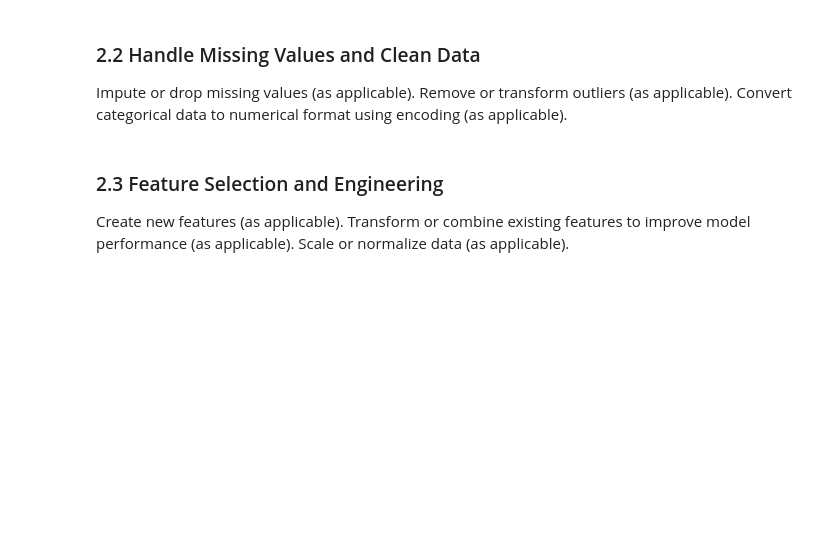
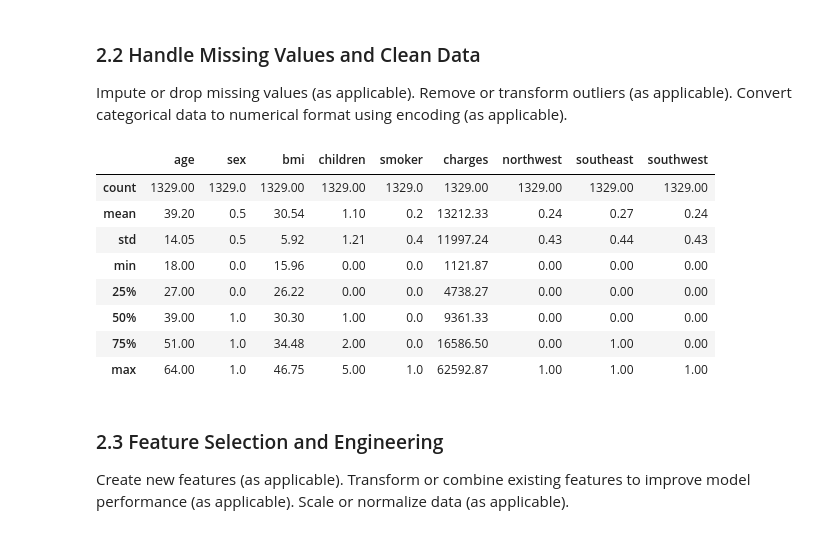
Before and after one commit to JfromNWMS/ml_regression_jordan, a Jupyter notebook: regression_jordan.ipynb, the cells around one changed output. Drawn from its saved outputs; the diff is of its cells as text; code cells hidden in the pictures; blank space fills up the shorter version.

```diff
--- a/regression_jordan.ipynb
+++ b/regression_jordan.ipynb
@@ -199,6 +212,27 @@ plt.show()
 Impute or drop missing values (as applicable).
 Remove or transform outliers (as applicable).
 Convert categorical data to numerical format using encoding (as applicable).
+# %%
+bmi_fences = tukey_fences(insurance_df["bmi"])
+bmi_outliers = (insurance_df["bmi"] < bmi_fences.inner_lower) | (insurance_df["bmi"] > bmi_fences.inner_upper)
+cleaned_df = insurance_df.drop(insurance_df[bmi_outliers].index)
+
+cleaned_df["smoker"] = cleaned_df["smoker"].map({"yes": 1, "no": 0})
+cleaned_df["sex"] = cleaned_df["sex"].map({"male": 1, "female": 0})
+
+region_dummies = pd.get_dummies(cleaned_df["region"], dtype=int, drop_first=True)
+cleaned_df = pd.concat([cleaned_df, region_dummies], axis=1)
+cleaned_df.drop("region", axis=1, inplace=True)
+# %% [output]
+|  | age | sex | bmi | children | smoker | charges | northwest | southeast | southwest |
+| count | 1329.00 | 1329.0 | 1329.00 | 1329.00 | 1329.0 | 1329.00 | 1329.00 | 1329.00 | 1329.00 |
+| mean | 39.20 | 0.5 | 30.54 | 1.10 | 0.2 | 13212.33 | 0.24 | 0.27 | 0.24 |
+| std | 14.05 | 0.5 | 5.92 | 1.21 | 0.4 | 11997.24 | 0.43 | 0.44 | 0.43 |
+| min | 18.00 | 0.0 | 15.96 | 0.00 | 0.0 | 1121.87 | 0.00 | 0.00 | 0.00 |
+| 25% | 27.00 | 0.0 | 26.22 | 0.00 | 0.0 | 4738.27 | 0.00 | 0.00 | 0.00 |
+| 50% | 39.00 | 1.0 | 30.30 | 1.00 | 0.0 | 9361.33 | 0.00 | 0.00 | 0.00 |
+| 75% | 51.00 | 1.0 | 34.48 | 2.00 | 0.0 | 16586.50 | 0.00 | 1.00 | 0.00 |
+| max | 64.00 | 1.0 | 46.75 | 5.00 | 1.0 | 62592.87 | 1.00 | 1.00 | 1.00 |
 # %% [markdown]
 ### 2.3 Feature Selection and Engineering
 
```
Also changed, not shown: parts of 5 cells of this notebook.
